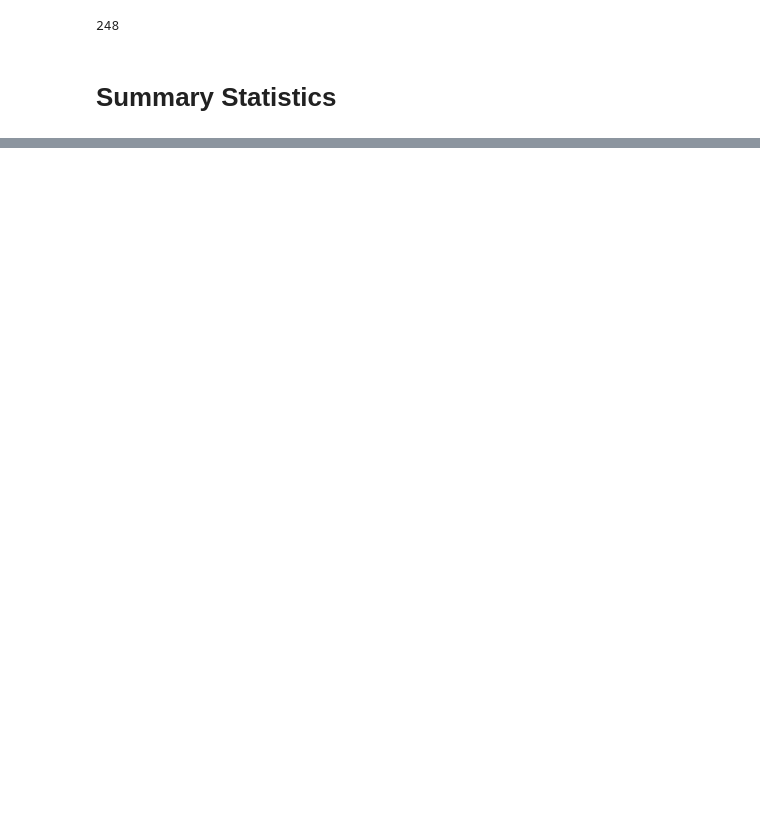
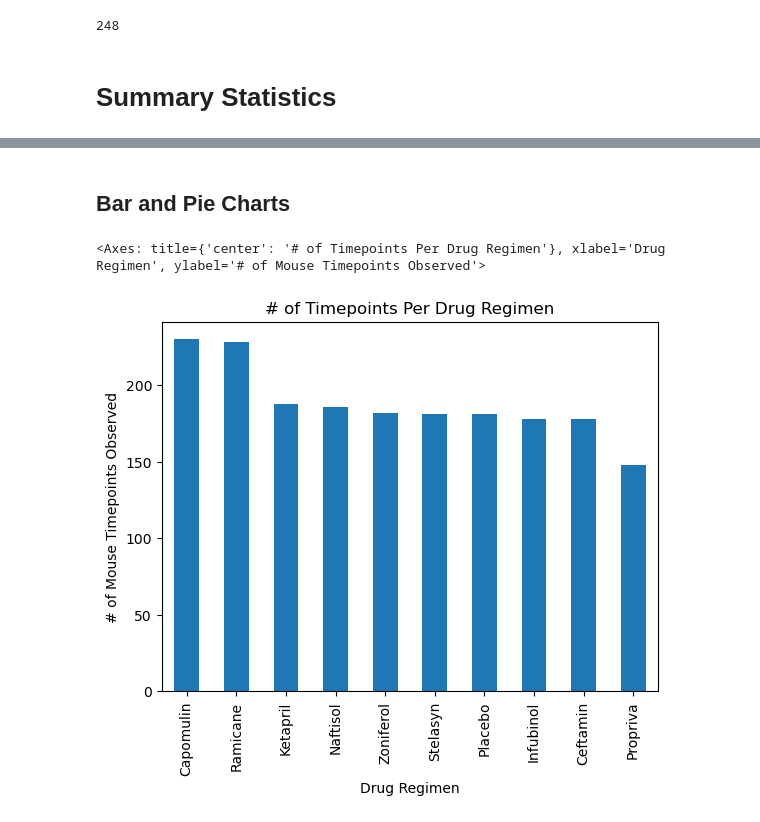
Before and after one commit to Hensonkk/Module-5-Challenge, a Jupyter notebook: Pymaceuticals/Pymaceuticals.ipynb, the cells around one changed output, grey strips where cells are left out. Drawn from its saved outputs; the diff is of its cells as text; code cells hidden in the pictures; blank space fills up the shorter version.

Commit message:
Started the graphing part.

```diff
--- a/Pymaceuticals/Pymaceuticals.ipynb
+++ b/Pymaceuticals/Pymaceuticals.ipynb
@@ -122,0 +138,11 @@ df
+# %% [markdown]
+## Bar and Pie Charts
+# %%
+# Generate a bar plot showing the total number of rows (Mouse ID/Timepoints) for each drug regimen using Pandas.
+
+df2 = mouse_data_new["Drug Regimen"].value_counts()
+
+df2.plot.bar(xlabel = "Drug Regimen", ylabel = "# of Mouse Timepoints Observed", title = "# of Timepoints Per Drug Regimen")
+# %% [output]
+<Axes: title={'center': '# of Timepoints Per Drug Regimen'}, xlabel='Drug Regimen', ylabel='# of Mouse Timepoints Observed'>
+[figure, added]
```
Also changed, not shown: parts of 2 cells of this notebook.
